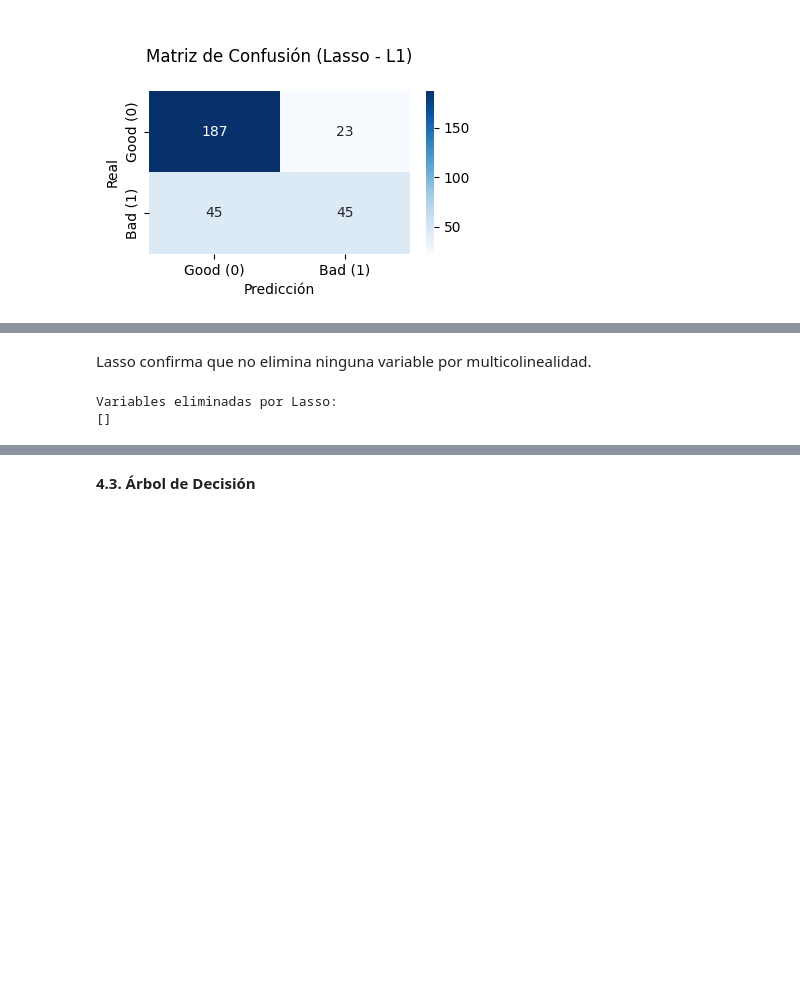
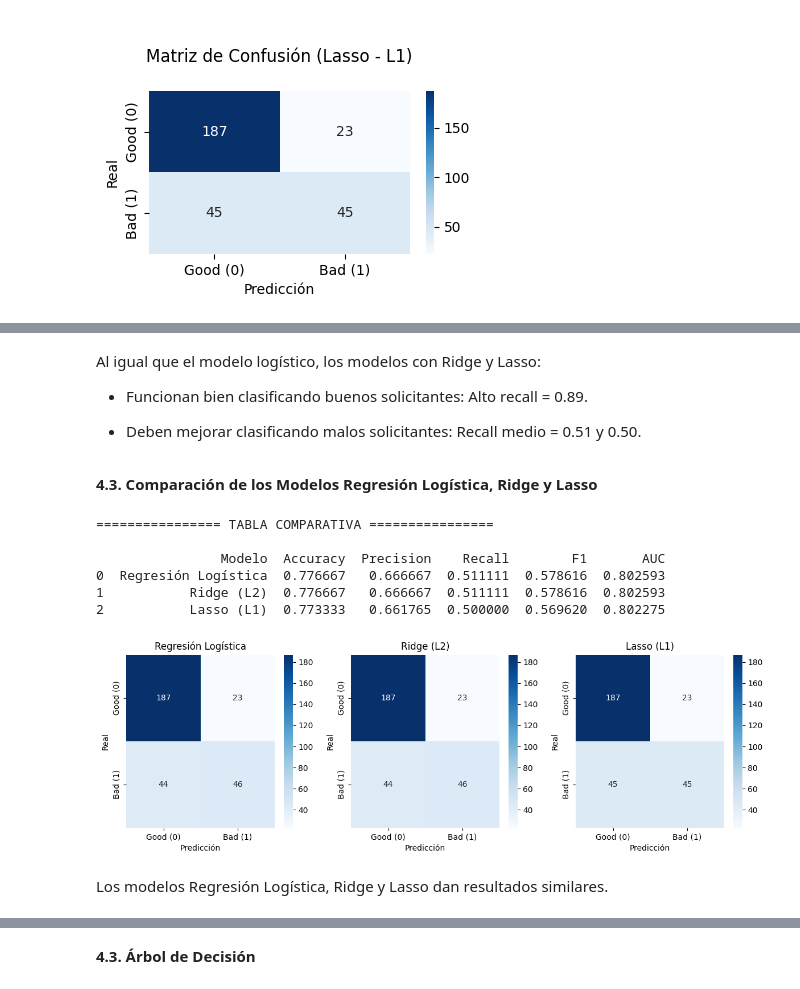
Before and after one commit to DavidCrespo72/AnalisisDatos, a Jupyter notebook: Taller_inova_pre1.ipynb, the cells around one changed output, grey strips where cells are left out. Drawn from its saved outputs; the diff is of its cells as text; code cells hidden in the pictures; blank space fills up the shorter version.

```diff
--- a/Taller_inova_pre1.ipynb
+++ b/Taller_inova_pre1.ipynb
@@ -565,2 +559,0 @@ print(log_reg_lasso.coef_)
-# %% [markdown]
-Lasso confirma que no elimina ninguna variable por multicolinealidad.
@@ -569,7 +560,66 @@ coef = pd.Series(log_reg_lasso.coef_[0], index=X_train.columns)
-# %%
-variables_eliminadas = coef[coef == 0].index.tolist()
-print("Variables eliminadas por Lasso:")
-print(variables_eliminadas)
-# %% [output]
-Variables eliminadas por Lasso:
-[]
+# %% [markdown]
+Al igual que el modelo logístico, los modelos con Ridge y Lasso:
+
+* Funcionan bien clasificando buenos solicitantes: Alto recall = 0.89.
+
+* Deben mejorar clasificando malos solicitantes: Recall medio = 0.51 y 0.50.
+# %% [markdown]
+**4.3. Comparación de los Modelos Regresión Logística, Ridge y Lasso**
+# %%
+# Modelos entrenados
+modelos = {
+    "Regresión Logística": log_reg,
+    "Ridge (L2)": log_reg_ridge,
+    "Lasso (L1)": log_reg_lasso}
+
+# Tabla de Comparación
+resultados = []
+
+for nombre, modelo in modelos.items():
+    y_pred = modelo.predict(X_test_scaled)
+    y_proba = modelo.predict_proba(X_test_scaled)[:, 1]
+
+    acc  = accuracy_score(y_test, y_pred)
+    prec = precision_score(y_test, y_pred)
+    rec  = recall_score(y_test, y_pred)
+    f1   = f1_score(y_test, y_pred)
+    auc  = roc_auc_score(y_test, y_proba)
+
+    resultados.append([nombre, acc, prec, rec, f1, auc])
+
+tabla_modelos = pd.DataFrame(
+    resultados,
+    columns=["Modelo", "Accuracy", "Precision", "Recall", "F1", "AUC"])
+
+print("\n================ TABLA COMPARATIVA ================\n")
+print(tabla_modelos)
+print("\n")
+
+# Matrices de Confusión
+
+fig, axes = plt.subplots(1, 3, figsize=(12, 4))
+
+for ax, (nombre, modelo) in zip(axes, modelos.items()):
+    y_pred = modelo.predict(X_test_scaled)
+    cm = confusion_matrix(y_test, y_pred)
+
+    sns.heatmap(cm, annot=True, fmt='d', cmap='Blues',
+                xticklabels=['Good (0)', 'Bad (1)'],
+                yticklabels=['Good (0)', 'Bad (1)'],
+                ax=ax)
+    ax.set_title(nombre)
+    ax.set_xlabel("Predicción")
+    ax.set_ylabel("Real")
+
+plt.tight_layout()
+plt.show()
+# %% [output]
+================ TABLA COMPARATIVA ================
+
+                Modelo  Accuracy  Precision    Recall        F1       AUC
+0  Regresión Logística  0.776667   0.666667  0.511111  0.578616  0.802593
+1           Ridge (L2)  0.776667   0.666667  0.511111  0.578616  0.802593
+2           Lasso (L1)  0.773333   0.661765  0.500000  0.569620  0.802275
+[figure, added]
+# %% [markdown]
+Los modelos Regresión Logística, Ridge y Lasso dan resultados similares.
```
Also changed, not shown: parts of 7 cells of this notebook.
